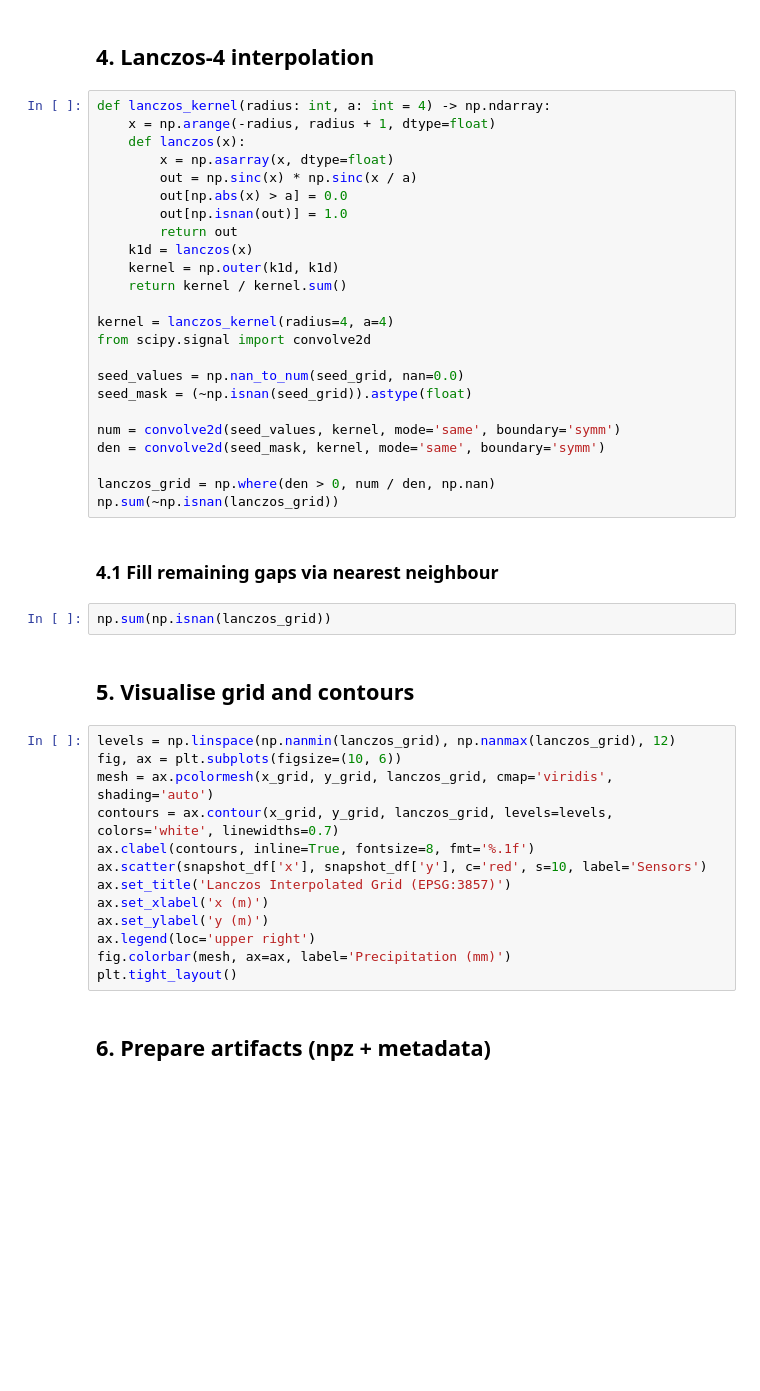
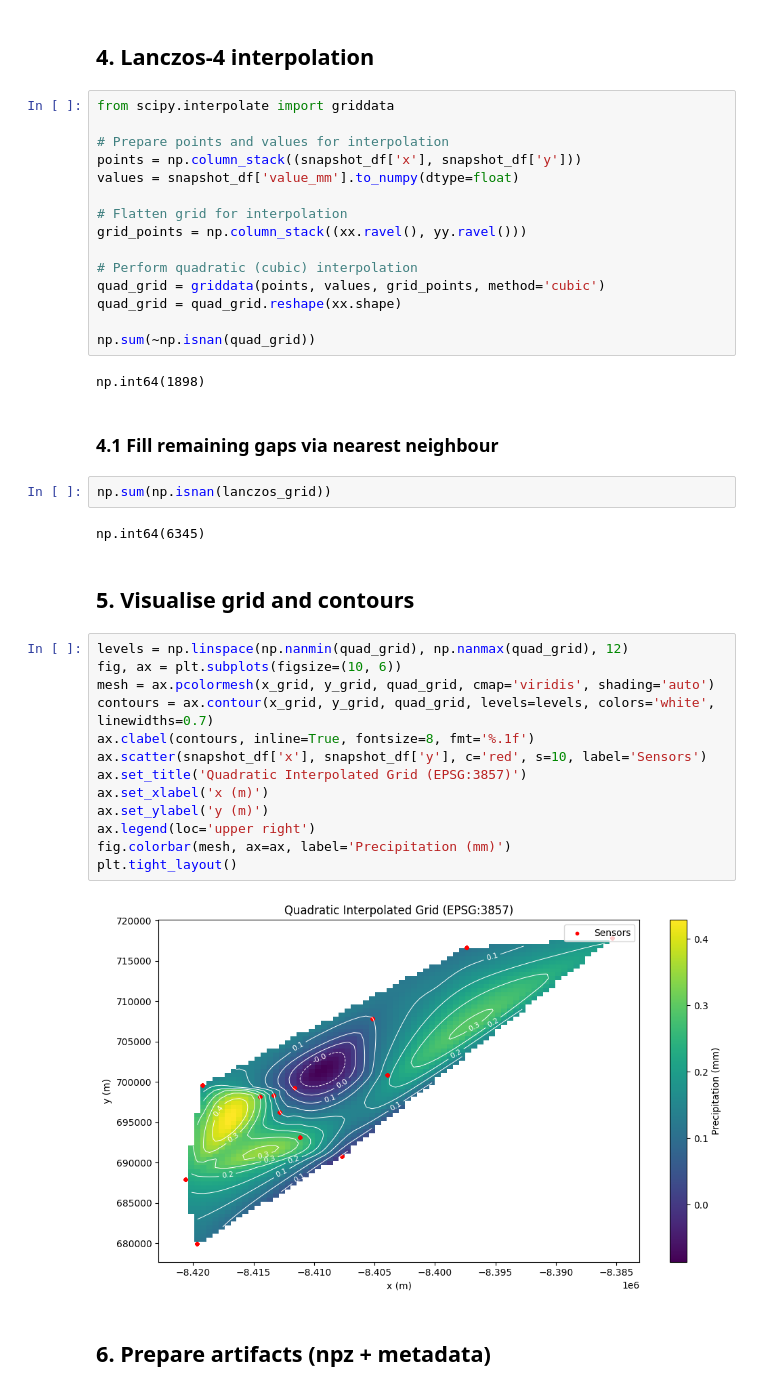
Before and after one commit to 02loveslollipop/Shizuku-precipitation-viewer, a Jupyter notebook: notebooks/03_grid_interpolation.ipynb, the cells around one changed output. Saved outputs shown, nothing was run; the diff lists cells and outputs as text; blank space fills up the shorter version.

Commit message:
feat: update notebooks to use quadratic interpolation

```diff
--- a/notebooks/03_grid_interpolation.ipynb
+++ b/notebooks/03_grid_interpolation.ipynb
@@ -202,48 +261,45 @@ np.count_nonzero(mask), seed_grid.shape
 # %% [markdown]
 ## 4. Lanczos-4 interpolation
 # %%
-def lanczos_kernel(radius: int, a: int = 4) -> np.ndarray:
-    x = np.arange(-radius, radius + 1, dtype=float)
-    def lanczos(x):
-        x = np.asarray(x, dtype=float)
-        out = np.sinc(x) * np.sinc(x / a)
-        out[np.abs(x) > a] = 0.0
-        out[np.isnan(out)] = 1.0
-        return out
-    k1d = lanczos(x)
-    kernel = np.outer(k1d, k1d)
-    return kernel / kernel.sum()
+from scipy.interpolate import griddata
 
-kernel = lanczos_kernel(radius=4, a=4)
-from scipy.signal import convolve2d
+# Prepare points and values for interpolation
+points = np.column_stack((snapshot_df['x'], snapshot_df['y']))
+values = snapshot_df['value_mm'].to_numpy(dtype=float)
 
-seed_values = np.nan_to_num(seed_grid, nan=0.0)
-seed_mask = (~np.isnan(seed_grid)).astype(float)
+# Flatten grid for interpolation
+grid_points = np.column_stack((xx.ravel(), yy.ravel()))
 
-num = convolve2d(seed_values, kernel, mode='same', boundary='symm')
-den = convolve2d(seed_mask, kernel, mode='same', boundary='symm')
+# Perform quadratic (cubic) interpolation
+quad_grid = griddata(points, values, grid_points, method='cubic')
+quad_grid = quad_grid.reshape(xx.shape)
 
-lanczos_grid = np.where(den > 0, num / den, np.nan)
-np.sum(~np.isnan(lanczos_grid))
+np.sum(~np.isnan(quad_grid))
+# %% [output]
+np.int64(1898)
 # %% [markdown]
 ### 4.1 Fill remaining gaps via nearest neighbour
 # %%
 np.sum(np.isnan(lanczos_grid))
+# %% [output]
+np.int64(6345)
 # %% [markdown]
 ## 5. Visualise grid and contours
 # %%
-levels = np.linspace(np.nanmin(lanczos_grid), np.nanmax(lanczos_grid), 12)
+levels = np.linspace(np.nanmin(quad_grid), np.nanmax(quad_grid), 12)
 fig, ax = plt.subplots(figsize=(10, 6))
-mesh = ax.pcolormesh(x_grid, y_grid, lanczos_grid, cmap='viridis', shading='auto')
-contours = ax.contour(x_grid, y_grid, lanczos_grid, levels=levels, colors='white', linewidths=0.7)
+mesh = ax.pcolormesh(x_grid, y_grid, quad_grid, cmap='viridis', shading='auto')
+contours = ax.contour(x_grid, y_grid, quad_grid, levels=levels, colors='white', linewidths=0.7)
 ax.clabel(contours, inline=True, fontsize=8, fmt='%.1f')
 ax.scatter(snapshot_df['x'], snapshot_df['y'], c='red', s=10, label='Sensors')
-ax.set_title('Lanczos Interpolated Grid (EPSG:3857)')
+ax.set_title('Quadratic Interpolated Grid (EPSG:3857)')
 ax.set_xlabel('x (m)')
 ax.set_ylabel('y (m)')
 ax.legend(loc='upper right')
 fig.colorbar(mesh, ax=ax, label='Precipitation (mm)')
 plt.tight_layout()
+# %% [output]
+[figure, added]
 # %% [markdown]
 ## 6. Prepare artifacts (npz + metadata)
 # %%
```
Also changed, not shown: parts of 13 cells of this notebook, 3 other files.
